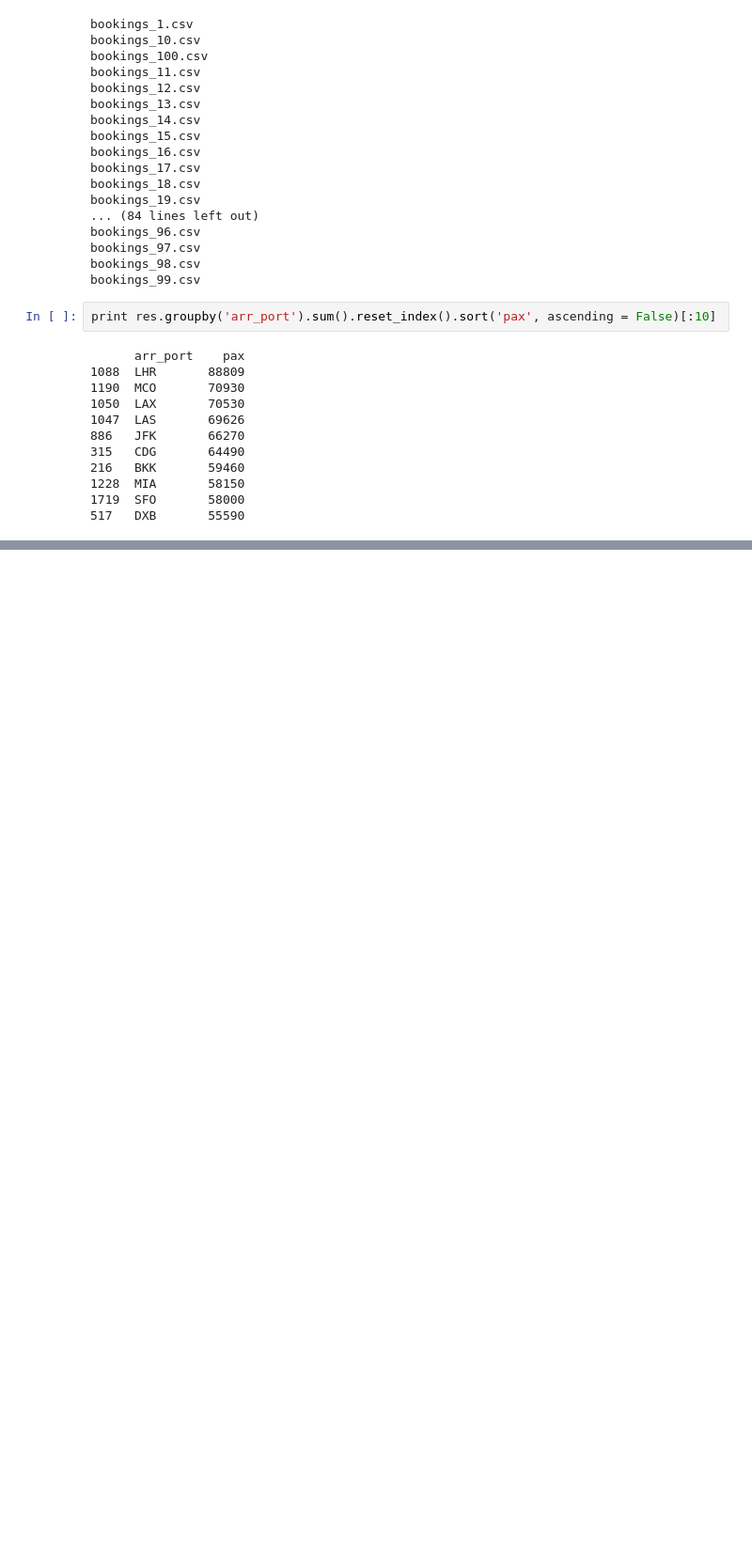
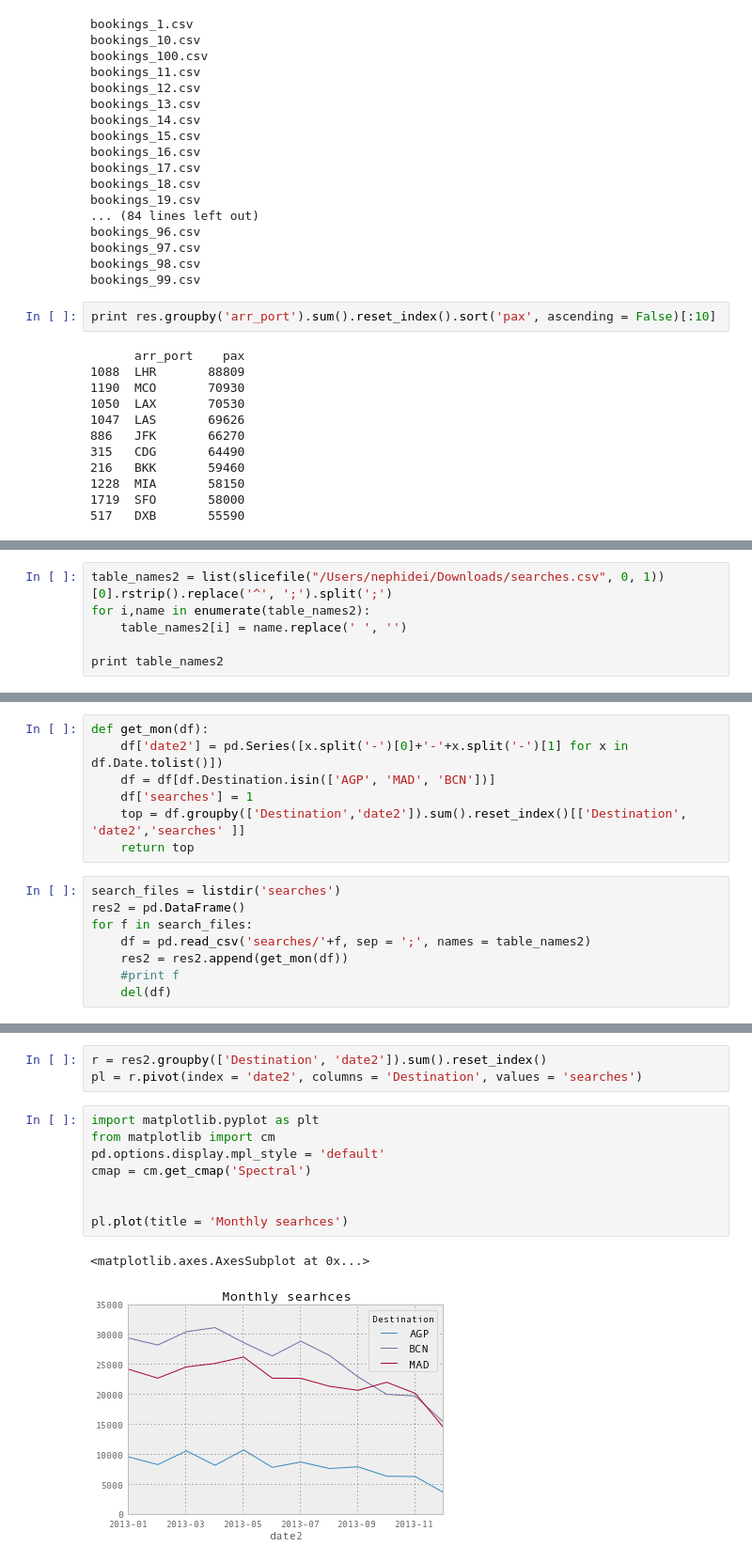
Before and after one commit to nephi1992/test, a Jupyter notebook: test.ipynb, the cells around one changed output, grey strips where cells are left out. Shown at 94% size. Cells and saved outputs as stored; diff of their text form; blank space fills up the shorter version.

```diff
--- a/test.ipynb
+++ b/test.ipynb
@@ -119,0 +142,6 @@ print res.groupby('arr_port').sum().reset_index().sort('pax', ascending = False)
+# %%
+table_names2 = list(slicefile("/Users/nephidei/Downloads/searches.csv", 0, 1))[0].rstrip().replace('^', ';').split(';')
+for i,name in enumerate(table_names2):
+    table_names2[i] = name.replace(' ', '')
+
+print table_names2
@@ -119,0 +161,15 @@ print res.groupby('arr_port').sum().reset_index().sort('pax', ascending = False)
+# %%
+def get_mon(df):
+    df['date2'] = pd.Series([x.split('-')[0]+'-'+x.split('-')[1] for x in df.Date.tolist()])
+    df = df[df.Destination.isin(['AGP', 'MAD', 'BCN'])]
+    df['searches'] = 1
+    top = df.groupby(['Destination','date2']).sum().reset_index()[['Destination', 'date2','searches' ]]
+    return top
+# %%
+search_files = listdir('searches')
+res2 = pd.DataFrame()
+for f in search_files:
+    df = pd.read_csv('searches/'+f, sep = ';', names = table_names2)
+    res2 = res2.append(get_mon(df))
+    #print f
+    del(df)
@@ -119,0 +189,14 @@ print res.groupby('arr_port').sum().reset_index().sort('pax', ascending = False)
+# %%
+r = res2.groupby(['Destination', 'date2']).sum().reset_index()
+pl = r.pivot(index = 'date2', columns = 'Destination', values = 'searches')
+# %%
+import matplotlib.pyplot as plt
+from matplotlib import cm
+pd.options.display.mpl_style = 'default'
+cmap = cm.get_cmap('Spectral')
+
+
+pl.plot(title = 'Monthly searhces')
+# %% [output]
+<matplotlib.axes.AxesSubplot at 0x...>
+[figure, added]
```
Also changed, not shown: parts of 7 cells of this notebook.
